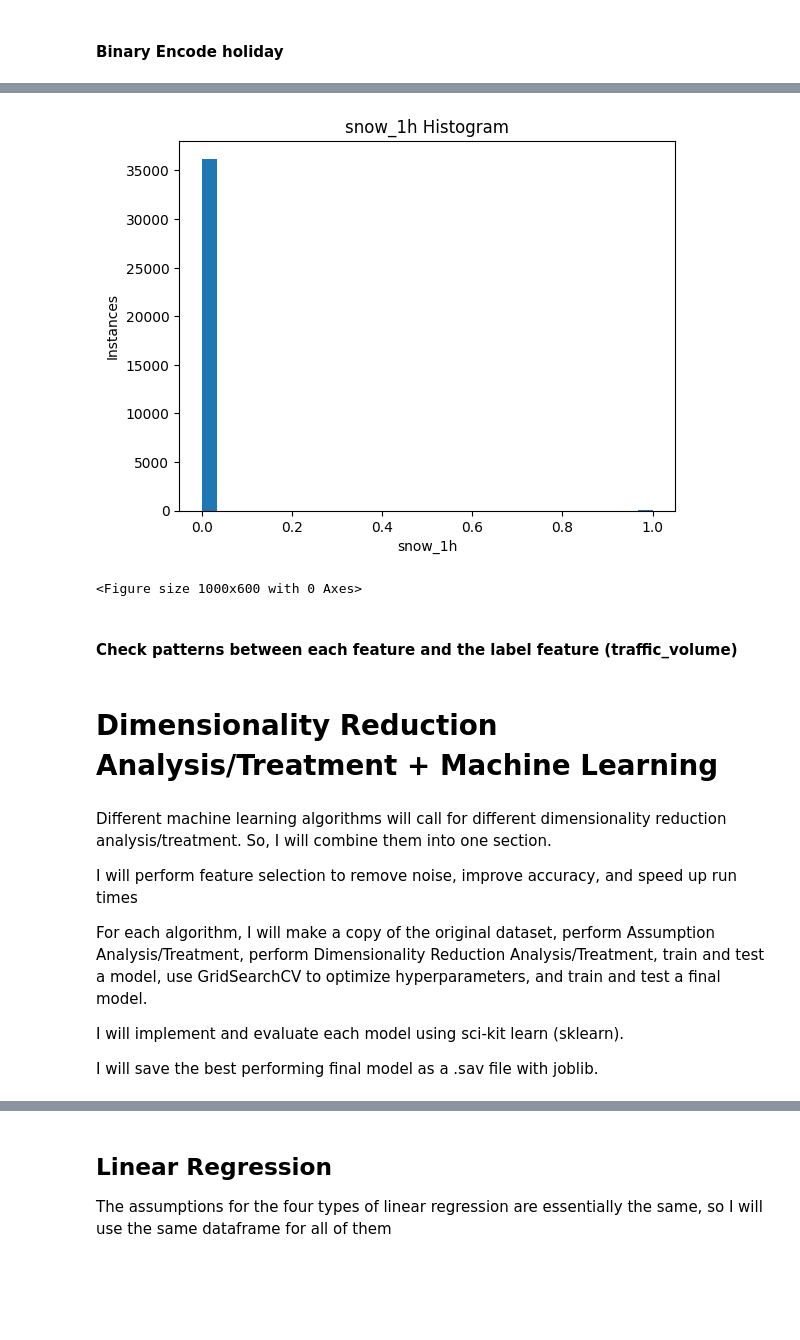
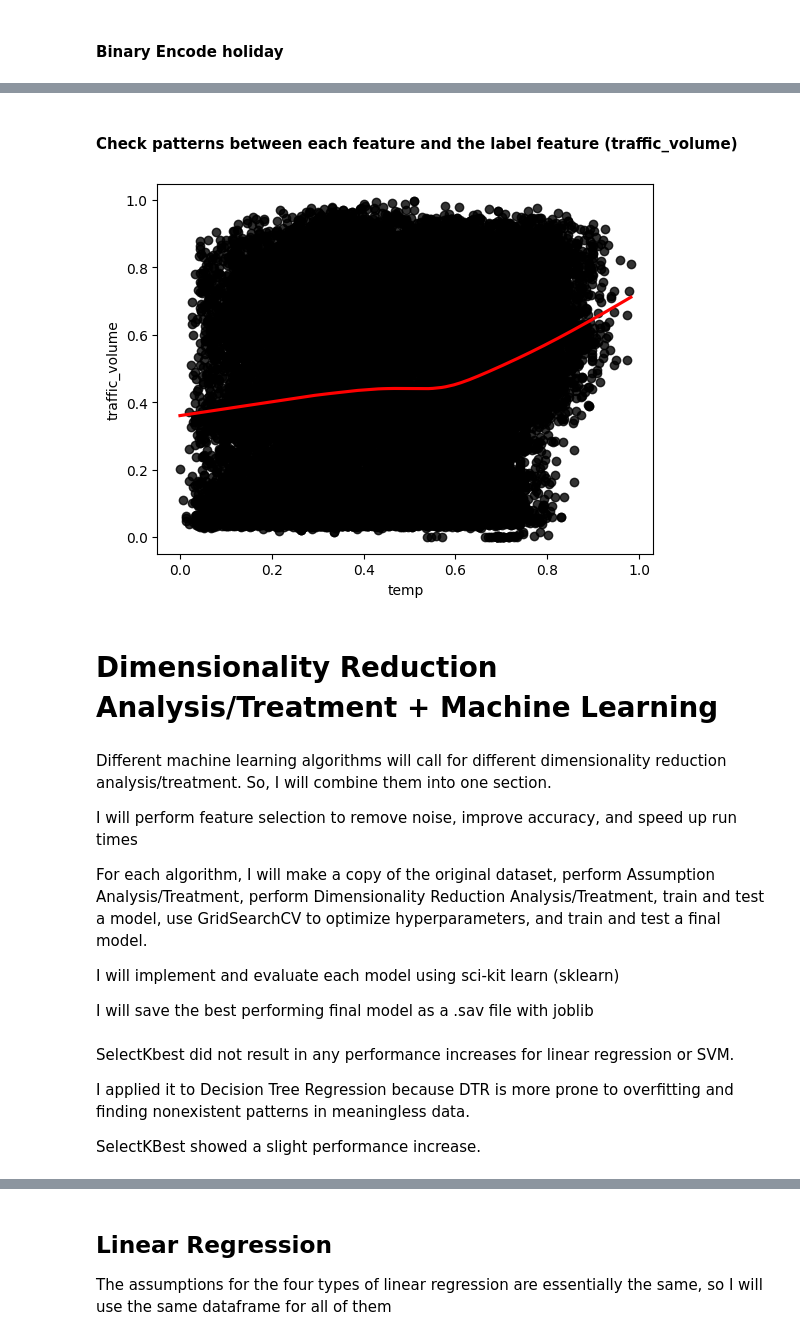
Before and after one commit to Supersamk13/Machine-Learning-and-Data-Science, a Jupyter notebook: Data_Science_and_Machine_Learning_Project_Interstate_Traffic.ipynb, the cells around one changed output, grey strips where cells are left out. Saved outputs shown, nothing was run; the diff lists cells and outputs as text; code cells hidden in the pictures; blank space fills up the shorter version.

```diff
--- a/Data_Science_and_Machine_Learning_Project_Interstate_Traffic.ipynb
+++ b/Data_Science_and_Machine_Learning_Project_Interstate_Traffic.ipynb
@@ -1062,3 +960,6 @@ print((traffic_df[traffic_df['snow_1h']>0]).shape)
+# %%
+traffic_df=traffic_df.drop('rain_1h', axis=1)
+traffic_df=traffic_df.drop('snow_1h', axis=1)
 # %% [markdown]
 #### Normalize All Features
 
@@ -1248,4 +1116,0 @@ Binarize rain_1h
-# %%
-# Tranforming rain_1h into binary feature
-train['rain_1h']=train['rain_1h'].apply(lambda x: 1 if x>0 else x)
-test['rain_1h']=test['rain_1h'].apply(lambda x: 1 if x>0 else x)
@@ -1284,4 +1116,0 @@ Binarize snow_1h
-# %%
-# Tranforming snow_1h into binary feature
-train['snow_1h']=train['snow_1h'].apply(lambda x: 1 if x>0 else x)
-test['snow_1h']=test['snow_1h'].apply(lambda x: 1 if x>0 else x)
@@ -1301,29 +1117,14 @@ Name: snow_1h, dtype: float64
-# %%
-# Histogram
-plt.hist(train['snow_1h'], bins=30)
-
-# Labels
-plt.xlabel('snow_1h')
-plt.ylabel('Instances')
-plt.title('snow_1h Histogram')
-
-# Manipulate figure size
-plt.figure(figsize=(10,6))
-
-# Show plot
-plt.show()
-# %% [output]
-[figure, removed]
-<Figure size 1000x600 with 0 Axes>
 # %% [markdown]
 #### Check patterns between each feature and the label feature (traffic_volume)
 # %%
-# # I analyzed the patterns for each column with regards to traffic_volume
-# # To show for each column would take a long time, so I am only plotting the linear regression plots of x on y for the first column
-# for (columnName, columnData) in train.iloc[:, :1].items():
-#   plt.figure()
-#   sns.regplot(x=columnData, y=train['traffic_volume'], data='train', scatter_kws={'color':'black'}, line_kws={'color': 'red'}, lowess=True)
-#   plt.show()
+# I analyzed the patterns for each column with regards to traffic_volume
+# To show for each column would take a long time, so I am only plotting the linear regression plots of x on y for the first column
+for (columnName, columnData) in train.iloc[:, :1].items():
+  plt.figure()
+  sns.regplot(x=columnData, y=train['traffic_volume'], data='train', scatter_kws={'color':'black'}, line_kws={'color': 'red'}, lowess=True)
+  plt.show()
+# %% [output]
+[figure, added]
 # %% [markdown]
 # Dimensionality Reduction Analysis/Treatment + Machine Learning
 # %% [markdown]
@@ -1333,9 +1134,15 @@ I will perform feature selection to remove noise, improve accuracy, and speed up
 
 For each algorithm, I will make a copy of the original dataset, perform Assumption Analysis/Treatment, perform Dimensionality Reduction Analysis/Treatment, train and test a model, use GridSearchCV to optimize hyperparameters, and train and test a final model.
 
-I will implement and evaluate each model using sci-kit learn (sklearn).
+I will implement and evaluate each model using sci-kit learn (sklearn)
 
-I will save the best performing final model as a .sav file with joblib.
+I will save the best performing final model as a .sav file with joblib
+# %% [markdown]
+SelectKbest did not result in any performance increases for linear regression or SVM.
+
+I applied it to Decision Tree Regression because DTR is more prone to overfitting and finding nonexistent patterns in meaningless data.
+
+SelectKBest showed a slight performance increase.
 # %% [markdown]
 ## Algorithms
 
```
Also changed, not shown: parts of 77 cells of this notebook.
